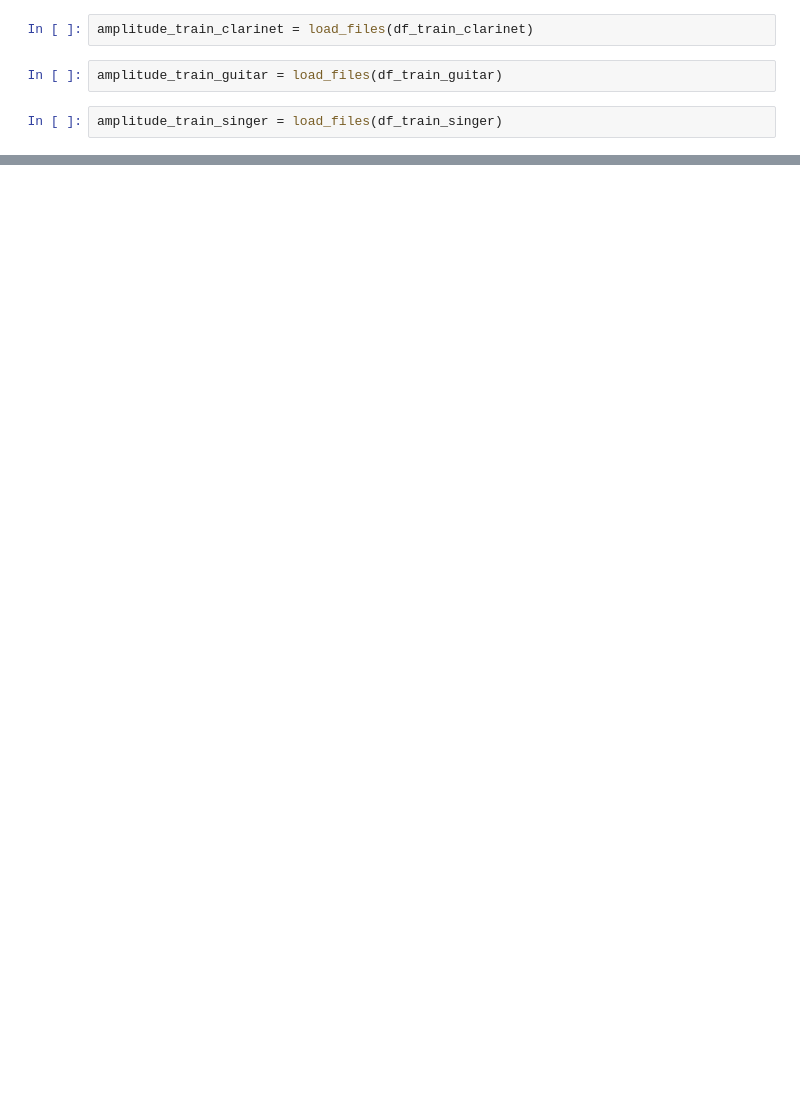
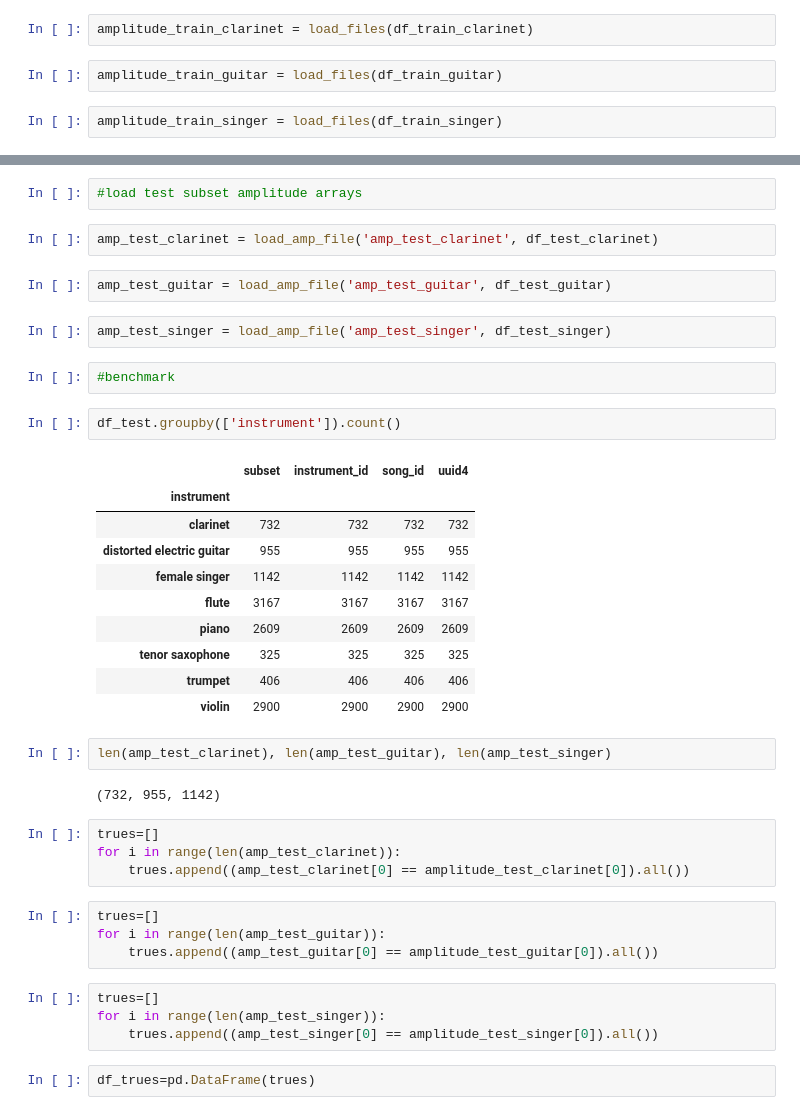
Before and after one commit to imferrer/music_box, a Jupyter notebook: Code/instrument_processing.ipynb, the cells around one changed output, grey strips where cells are left out. Saved outputs shown, nothing was run; the diff lists cells and outputs as text; blank space fills up the shorter version.

```diff
--- a/Code/instrument_processing.ipynb
+++ b/Code/instrument_processing.ipynb
@@ -535,0 +386,41 @@ plt.legend()
+# %%
+#load test subset amplitude arrays
+# %%
+amp_test_clarinet = load_amp_file('amp_test_clarinet', df_test_clarinet)
+# %%
+amp_test_guitar = load_amp_file('amp_test_guitar', df_test_guitar)
+# %%
+amp_test_singer = load_amp_file('amp_test_singer', df_test_singer)
+# %%
+#benchmark
+# %%
+df_test.groupby(['instrument']).count()
+# %% [output]
+|  | subset | instrument_id | song_id | uuid4 |
+| instrument |  |  |  |  |
+| clarinet | 732 | 732 | 732 | 732 |
+| distorted electric guitar | 955 | 955 | 955 | 955 |
+| female singer | 1142 | 1142 | 1142 | 1142 |
+| flute | 3167 | 3167 | 3167 | 3167 |
+| piano | 2609 | 2609 | 2609 | 2609 |
+| tenor saxophone | 325 | 325 | 325 | 325 |
+| trumpet | 406 | 406 | 406 | 406 |
+| violin | 2900 | 2900 | 2900 | 2900 |
+# %%
+len(amp_test_clarinet), len(amp_test_guitar), len(amp_test_singer)
+# %% [output]
+(732, 955, 1142)
+# %%
+trues=[]
+for i in range(len(amp_test_clarinet)):
+    trues.append((amp_test_clarinet[0] == amplitude_test_clarinet[0]).all())
+# %%
+trues=[]
+for i in range(len(amp_test_guitar)):
+    trues.append((amp_test_guitar[0] == amplitude_test_guitar[0]).all())
+# %%
+trues=[]
+for i in range(len(amp_test_singer)):
+    trues.append((amp_test_singer[0] == amplitude_test_singer[0]).all())
+# %%
+df_trues=pd.DataFrame(trues)
```
Also changed, not shown: parts of 132 cells of this notebook, 5 other files.
